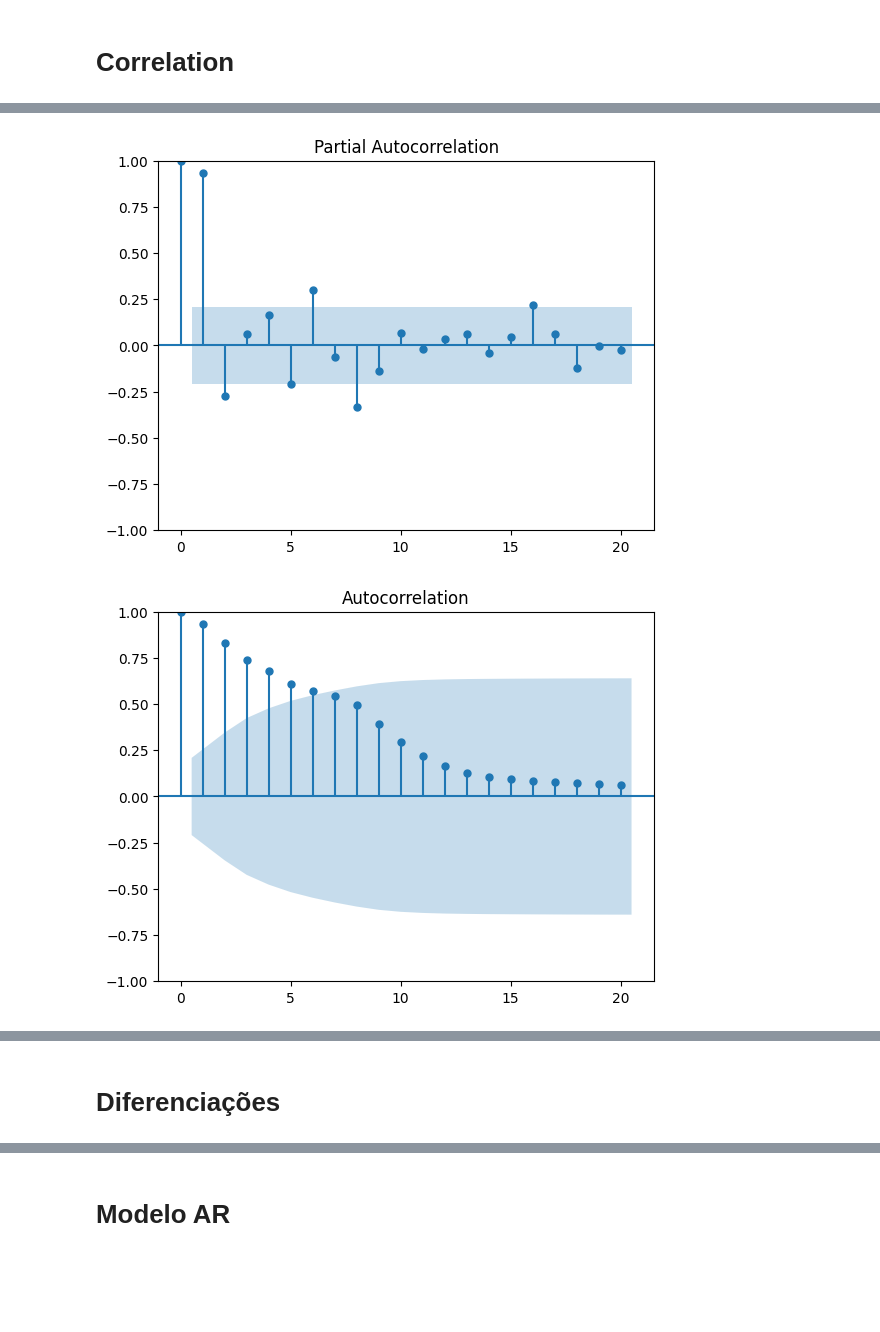
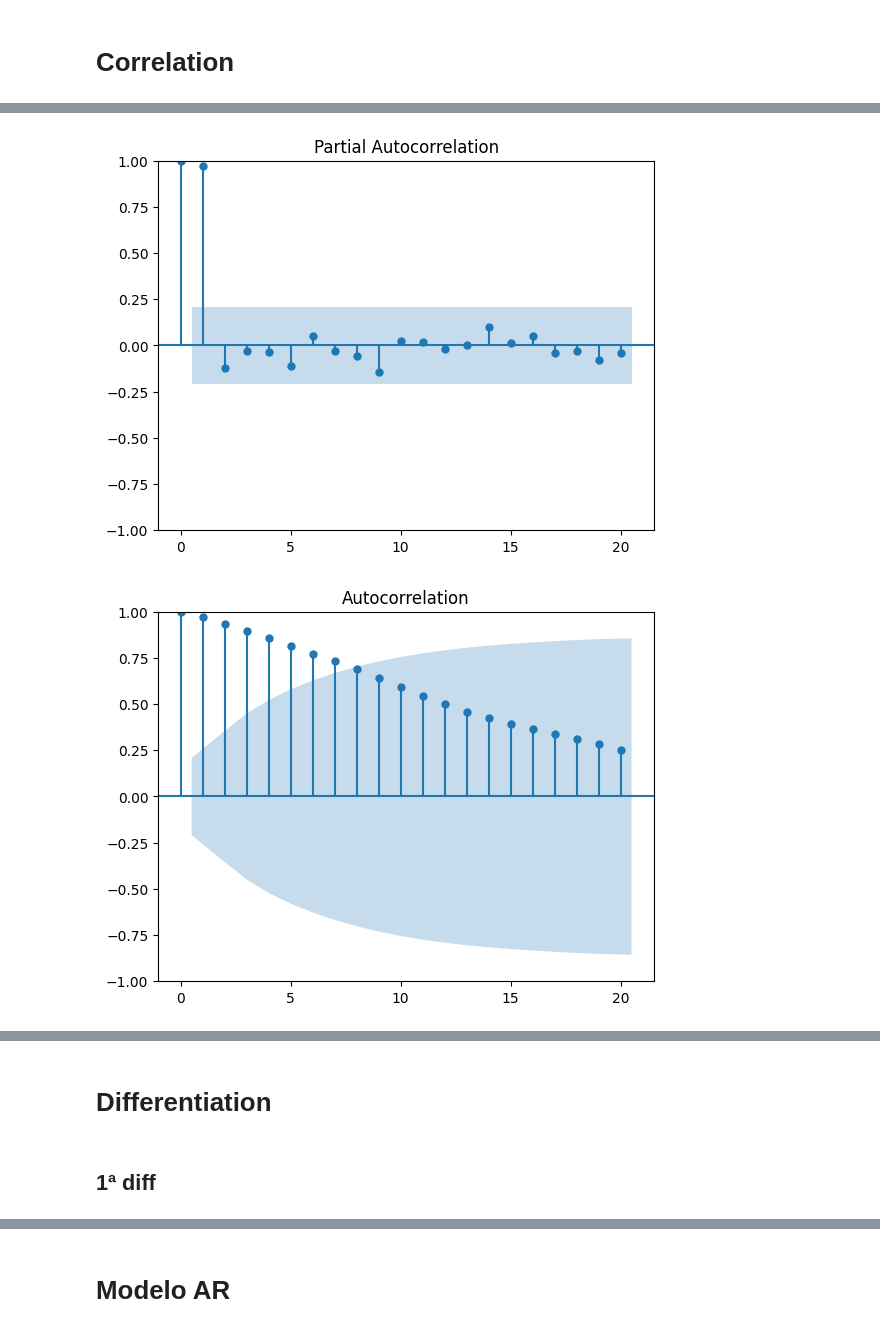
Before and after one commit to MariaGabrielaAlvesZuppardo/SeriesTemporaisCin, a Jupyter notebook: Time_Series_Lista_de_Exercícios.ipynb, the cells around one changed output, grey strips where cells are left out. Saved outputs shown, nothing was run; the diff lists cells and outputs as text; code cells hidden in the pictures; blank space fills up the shorter version.

```diff
--- a/Time_Series_Lista_de_Exercícios.ipynb
+++ b/Time_Series_Lista_de_Exercícios.ipynb
@@ -201,3 +203,5 @@ df
 | 125 | 2025-02-28 | 84373.007812 | BTC-USD |
 | 126 | 2025-03-31 | 84075.687500 | BTC-USD |
 127 rows × 3 columns
+# %%
+df.set_index('ds').plot()
@@ -214,3 +221,5 @@ print(test.shape)
 # %% [output]
 (88, 3)
 (39, 3)
+# %%
+train.set_index('ds').plot()
@@ -338,0 +231,3 @@ plotter.plotly([train])
+# %%
+train_log = train.copy()
+train_log['y']=np.log(train_log['y'])
@@ -338,0 +250,2 @@ plotter.plotly([train])
+# %%
+train_log.set_index('ds').plot()
@@ -360,8 +276,8 @@ Requirement already satisfied: tzdata>=2022.7 in /usr/local/lib/python3.11/dist-
 Requirement already satisfied: six>=1.5 in /usr/local/lib/python3.11/dist-packages (from python-dateutil>=2.8.2->pandas>=0.19->pmdarima) (1.17.0)
 # %%
 from statsmodels.graphics.tsaplots import plot_acf, plot_pacf
-plot_acf(train['y'])
-plot_pacf(train['y'])
+plot_acf(train_log['y'])
+plot_pacf(train_log['y'])
 # %% [output]
-[figure, old version]
+[figure, new version]
-[figure, old version]
+[figure, new version]
@@ -369,3 +285,5 @@ plot_pacf(train['y'])
 # %% [markdown]
-# Diferenciações
+# Differentiation
+# %% [markdown]
+## 1ª diff
 # %%
```
Also changed, not shown: parts of 34 cells of this notebook.
